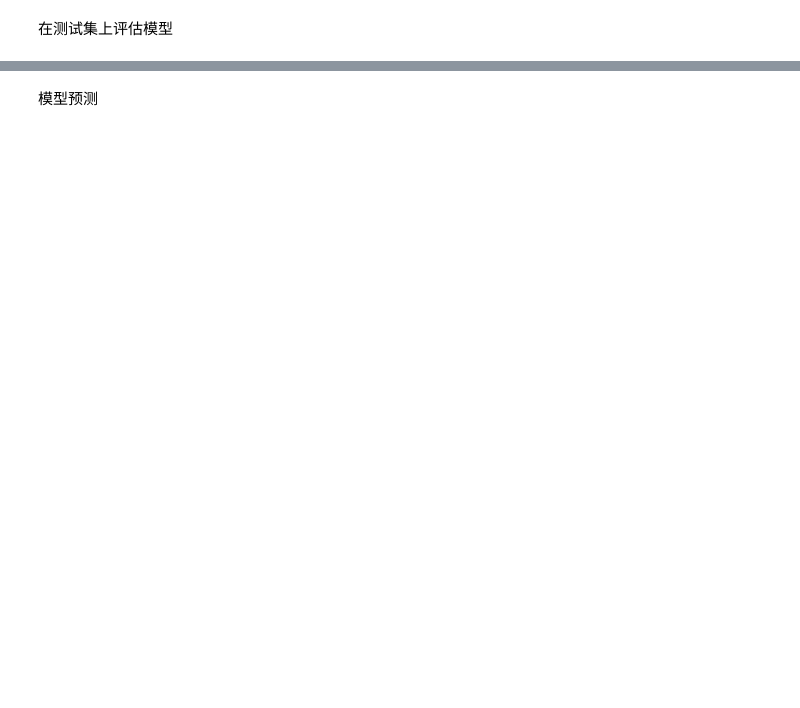
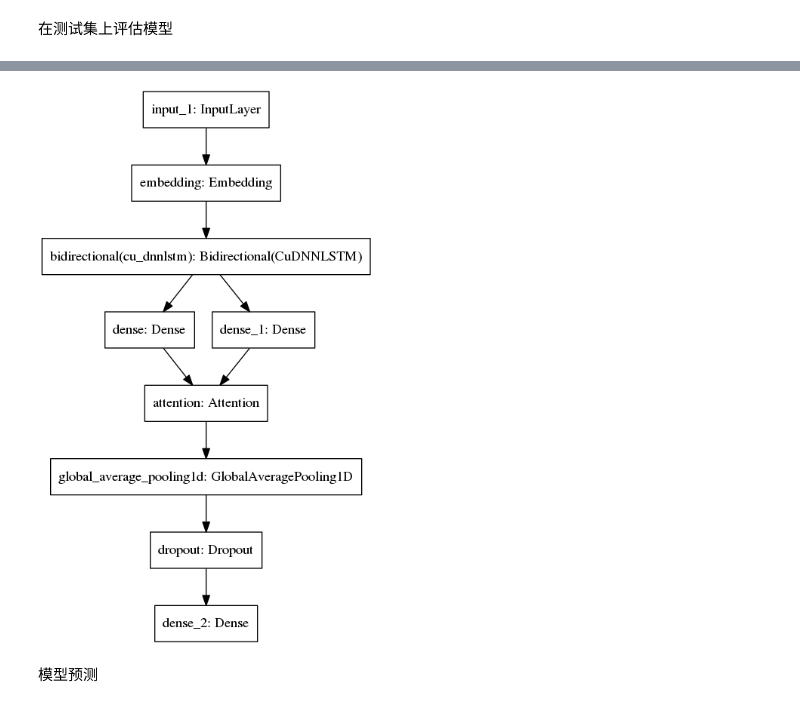
Before and after one commit to ADCa97/myworkspace, a Jupyter notebook: SentimentAnalysis/Att-BiLSTM.ipynb, the cells around one changed output, grey strips where cells are left out. Saved outputs shown, nothing was run; the diff lists cells and outputs as text; code cells hidden in the pictures; blank space fills up the shorter version.

```diff
--- a/SentimentAnalysis/Att-BiLSTM.ipynb
+++ b/SentimentAnalysis/Att-BiLSTM.ipynb
@@ -256,3 +256,8 @@ model.evaluate(test_text, test_sentiment)
+# %%
+from tensorflow.keras.utils import plot_model
+plot_model(model, to_file="BiLSTM.png")
+# %% [output]
+[figure, added]
 # %% [markdown]
 模型预测
 # %%
```
Also changed, not shown: parts of 7 cells of this notebook.
